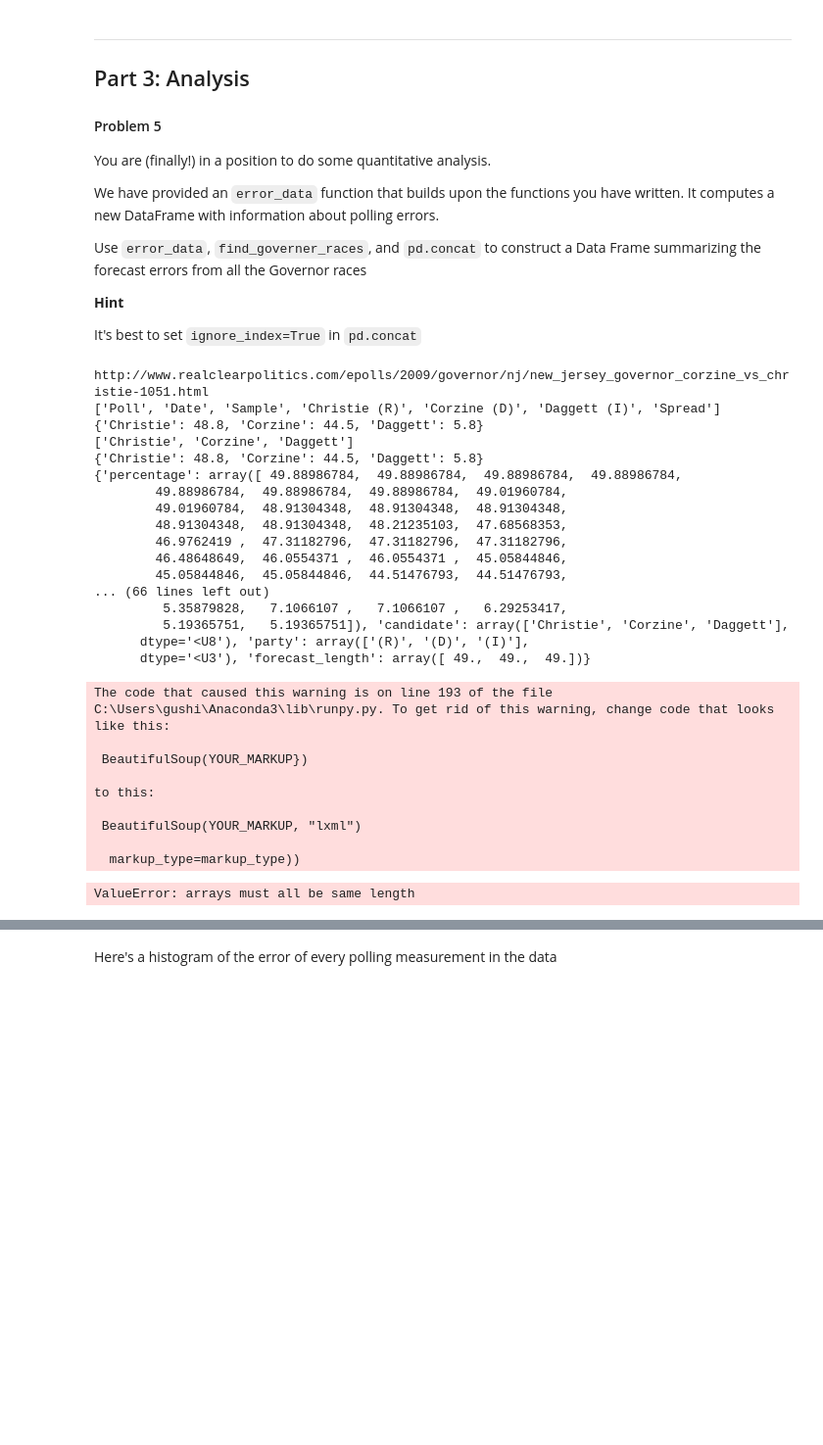
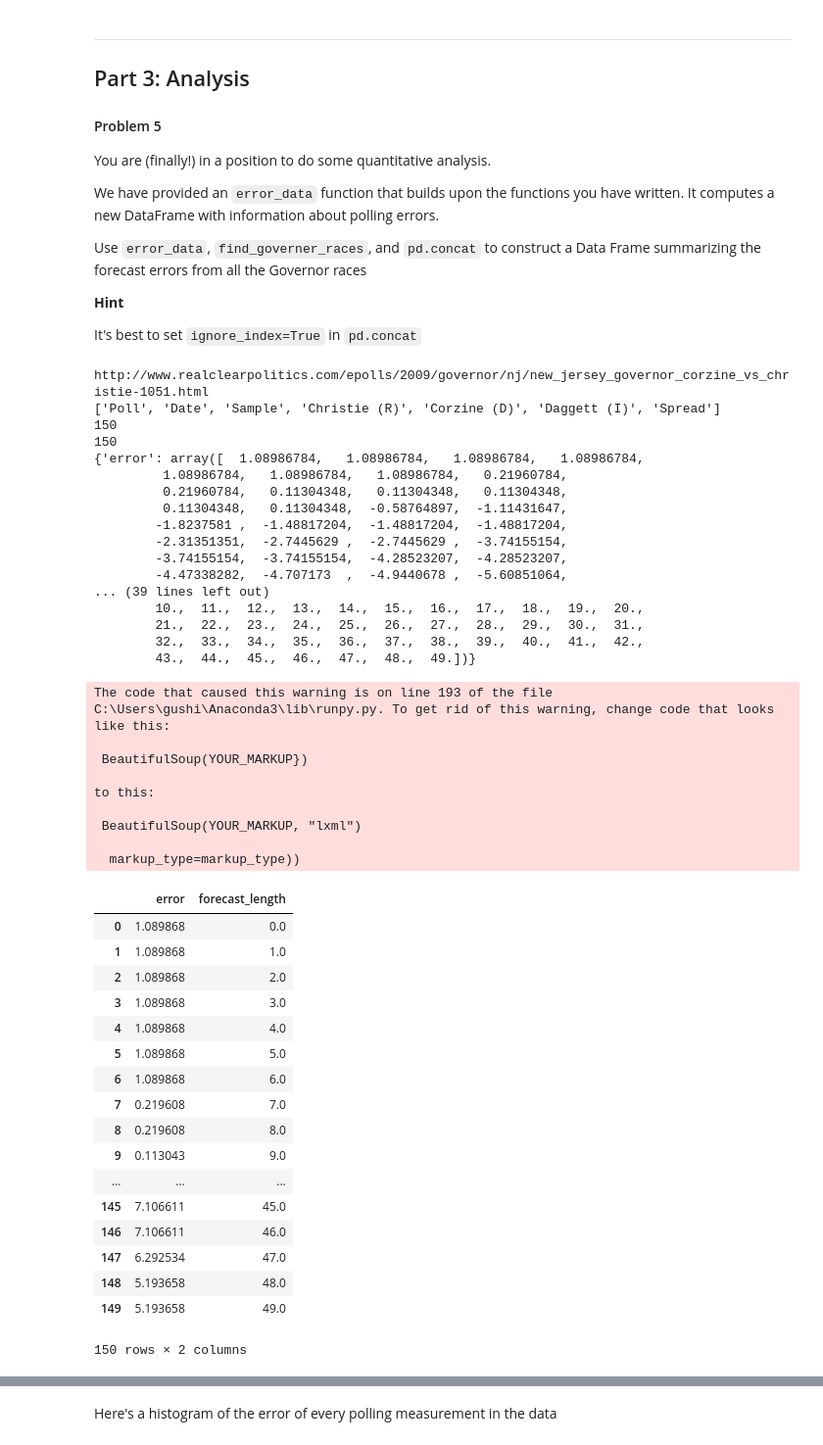
Before and after one commit to nshea3/DS109_Python3_Solutions, a Jupyter notebook: HW1.ipynb, the cells around one changed output, grey strips where cells are left out. Shown at 98% size. Drawn from its saved outputs; the diff is of its cells as text; code cells hidden in the pictures; blank space fills up the shorter version.

```diff
--- a/HW1.ipynb
+++ b/HW1.ipynb
@@ -554,7 +554,6 @@ def error_data(url):
     df = df.rename(columns={c: _strip(c) for c in df.columns})
     results = {k.split(' ')[0]:v for k, v in result.items()}
     parties = {k.split(' ')[0]:k.split(' ')[1] for k, v in result.items()}
-    print(results)
     #    print(k)
     #   print(k.split(' ')[0])
     #    result[k.split(' ')[0]] = v
@@ -571,7 +570,7 @@ def error_data(url):
     #compute forecast length in days
     #(assuming that last forecast happens on the day of the election, for simplicity)
     forecast_length = (df.index.max() - df.index.min())
-    forecast_length = forecast_length / np.timedelta64(1, 'D')  # convert to number of days
+    forecast_length = (forecast_length / np.timedelta64(1, 'D')) + 1  # convert to number of days
     #forecast_length = df.shape[0]
 
     #compute forecast error
@@ -581,57 +580,74 @@ def error_data(url):
 
     for c in candidates:
         #turn raw percentage into percentage of poll votes
         #print(df[candidates].sum(axis=1).values)
         corr = df[c].values / df[candidates].sum(axis=1).values * 100.
         err = corr - results[_strip(c)]
 
         normalized[c] = corr
         errors[c] = err
 
     n = forecast_length.size
 
     result = {}
-    print(candidates)
-    print(results)
-    result['percentage'] = np.hstack(normalized[c] for c in candidates)
+    #result['percentage'] = np.hstack(normalized[c] for c in candidates)
     result['error'] = np.hstack(errors[c] for c in candidates)
-    result['candidate'] = np.hstack(np.repeat(c, n) for c in candidates)
-    result['party'] = np.hstack(np.repeat(parties[c], n) for c in candidates)
-    result['forecast_length'] = np.hstack(forecast_length for _ in candidates)
+    print(len(result['error']))
+    #result['candidate'] = np.hstack(np.repeat(c, n) for c in candidates)
+    #result['party'] = np.hstack(np.repeat(parties[c], n) for c in candidates)
+    result['forecast_length'] = np.append([], [range(int(forecast_length)) for _ in candidates])
+    print(len(result['forecast_length']))
 
     print(result)
-    result = pd.DataFrame(result)
-    return result
+    #result = pd.DataFrame.from_dict(result)
+    return pd.DataFrame(result)
 
 error_data("http://www.realclearpolitics.com/epolls/2009/governor/nj/new_jersey_governor_corzine_vs_christie-1051.html")
 # %% [output]
 http://www.realclearpolitics.com/epolls/2009/governor/nj/new_jersey_governor_corzine_vs_christie-1051.html
 ['Poll', 'Date', 'Sample', 'Christie (R)', 'Corzine (D)', 'Daggett (I)', 'Spread']
-{'Christie': 48.8, 'Corzine': 44.5, 'Daggett': 5.8}
-['Christie', 'Corzine', 'Daggett']
-{'Christie': 48.8, 'Corzine': 44.5, 'Daggett': 5.8}
-{'percentage': array([ 49.88986784,  49.88986784,  49.88986784,  49.88986784,
-        49.88986784,  49.88986784,  49.88986784,  49.01960784,
-        49.01960784,  48.91304348,  48.91304348,  48.91304348,
-        48.91304348,  48.91304348,  48.21235103,  47.68568353,
-        46.9762419 ,  47.31182796,  47.31182796,  47.31182796,
-        46.48648649,  46.0554371 ,  46.0554371 ,  45.05844846,
-        45.05844846,  45.05844846,  44.51476793,  44.51476793,
-... (66 lines left out)
-         5.35879828,   7.1066107 ,   7.1066107 ,   6.29253417,
-         5.19365751,   5.19365751]), 'candidate': array(['Christie', 'Corzine', 'Daggett'],
-      dtype='<U8'), 'party': array(['(R)', '(D)', '(I)'],
-      dtype='<U3'), 'forecast_length': array([ 49.,  49.,  49.])}
+150
+150
+{'error': array([  1.08986784,   1.08986784,   1.08986784,   1.08986784,
+         1.08986784,   1.08986784,   1.08986784,   0.21960784,
+         0.21960784,   0.11304348,   0.11304348,   0.11304348,
+         0.11304348,   0.11304348,  -0.58764897,  -1.11431647,
+        -1.8237581 ,  -1.48817204,  -1.48817204,  -1.48817204,
+        -2.31351351,  -2.7445629 ,  -2.7445629 ,  -3.74155154,
+        -3.74155154,  -3.74155154,  -4.28523207,  -4.28523207,
+        -4.47338282,  -4.707173  ,  -4.9440678 ,  -5.60851064,
+... (39 lines left out)
+        10.,  11.,  12.,  13.,  14.,  15.,  16.,  17.,  18.,  19.,  20.,
+        21.,  22.,  23.,  24.,  25.,  26.,  27.,  28.,  29.,  30.,  31.,
+        32.,  33.,  34.,  35.,  36.,  37.,  38.,  39.,  40.,  41.,  42.,
+        43.,  44.,  45.,  46.,  47.,  48.,  49.])}
 The code that caused this warning is on line 193 of the file C:\Users\gushi\Anaconda3\lib\runpy.py. To get rid of this warning, change code that looks like this:
 
  BeautifulSoup(YOUR_MARKUP})
 
 to this:
 
  BeautifulSoup(YOUR_MARKUP, "lxml")
 
   markup_type=markup_type))
+|  | error | forecast_length |
+| 0 | 1.089868 | 0.0 |
+| 1 | 1.089868 | 1.0 |
+| 2 | 1.089868 | 2.0 |
+| 3 | 1.089868 | 3.0 |
+| 4 | 1.089868 | 4.0 |
+| 5 | 1.089868 | 5.0 |
+| 6 | 1.089868 | 6.0 |
+| 7 | 0.219608 | 7.0 |
+| 8 | 0.219608 | 8.0 |
+| 9 | 0.113043 | 9.0 |
+| ... | ... | ... |
+| 145 | 7.106611 | 45.0 |
+| 146 | 7.106611 | 46.0 |
+| 147 | 6.292534 | 47.0 |
+| 148 | 5.193658 | 48.0 |
+| 149 | 5.193658 | 49.0 |
-ValueError: arrays must all be same length
+150 rows × 2 columns
 # %%
 """
 function
```
Also changed, not shown: parts of 6 cells of this notebook.
